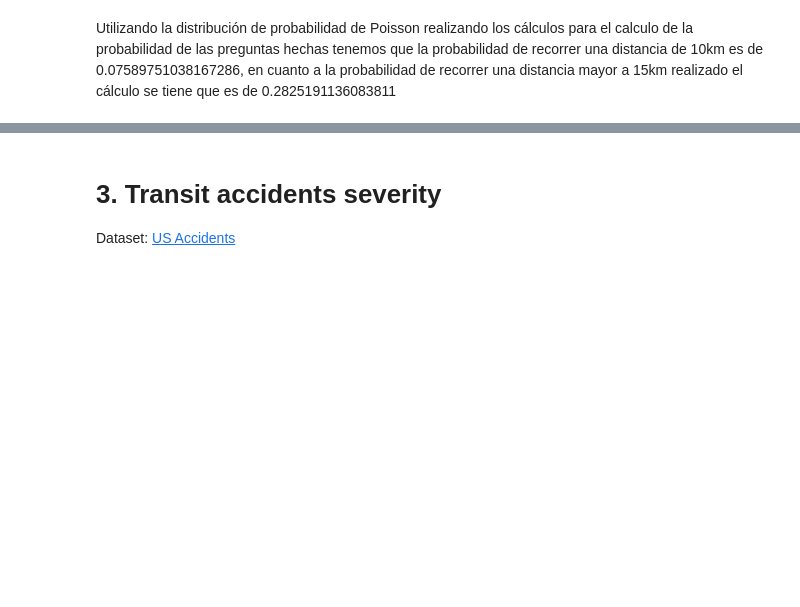
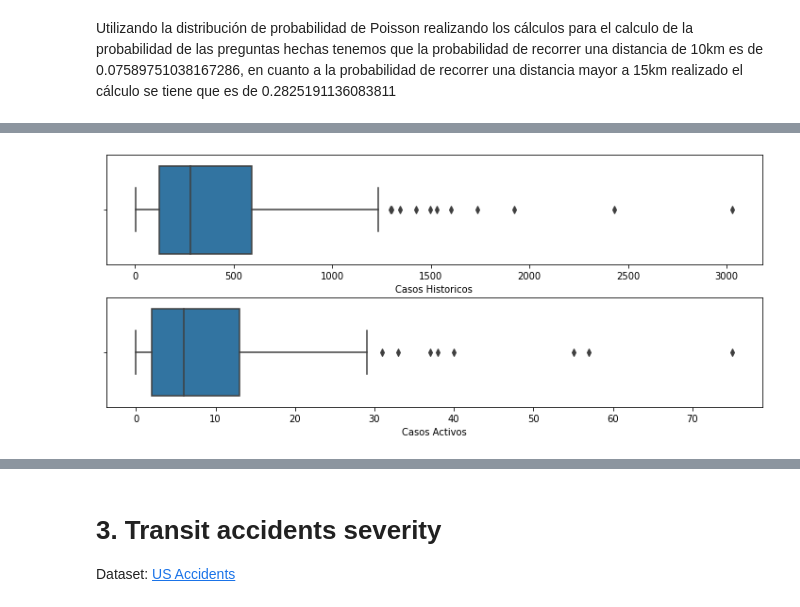
Before and after one commit to QuantumGorilla/Data-Mining, a Jupyter notebook: Proyecto/Proyecto_AlejandroManotas.ipynb, the cells around one changed output, grey strips where cells are left out. Saved outputs shown, nothing was run; the diff lists cells and outputs as text; code cells hidden in the pictures; blank space fills up the shorter version.

Commit message:
Covid dataset and graphics

```diff
--- a/Proyecto/Proyecto_AlejandroManotas.ipynb
+++ b/Proyecto/Proyecto_AlejandroManotas.ipynb
@@ -210,0 +217,4 @@ Utilizando la distribución de probabilidad de Poisson realizando los cálculos
+# %%
+#Read CSV
+covid_data = pd.read_excel('/content/drive/MyDrive/CovidBQ.xlsx')
+covid_data.head()
@@ -210,0 +228,6 @@ Utilizando la distribución de probabilidad de Poisson realizando los cálculos
+# %%
+covid_data['Longitud'] = ''
+covid_data['Latitud'] = ''
+covid_data['Barrio'] = covid_data['Barrio']+', Barranquilla, Colombia'
+covid_data = covid_data.reset_index(drop=True)
+covid_data.head()
@@ -210,0 +241,14 @@ Utilizando la distribución de probabilidad de Poisson realizando los cálculos
+# %%
+c = plt.figure(figsize=(10,4))
+
+c.add_subplot(2,1,1)
+sns.boxplot(covid_data['Casos Historicos'])
+plt.tight_layout(h_pad=0.4)
+
+
+c.add_subplot(2,1,2)
+sns.boxplot(covid_data['Casos Activos'])
+
+plt.show()
+# %% [output]
+[figure, added]
```
Also changed, not shown: parts of 14 cells of this notebook, 1 other file.
